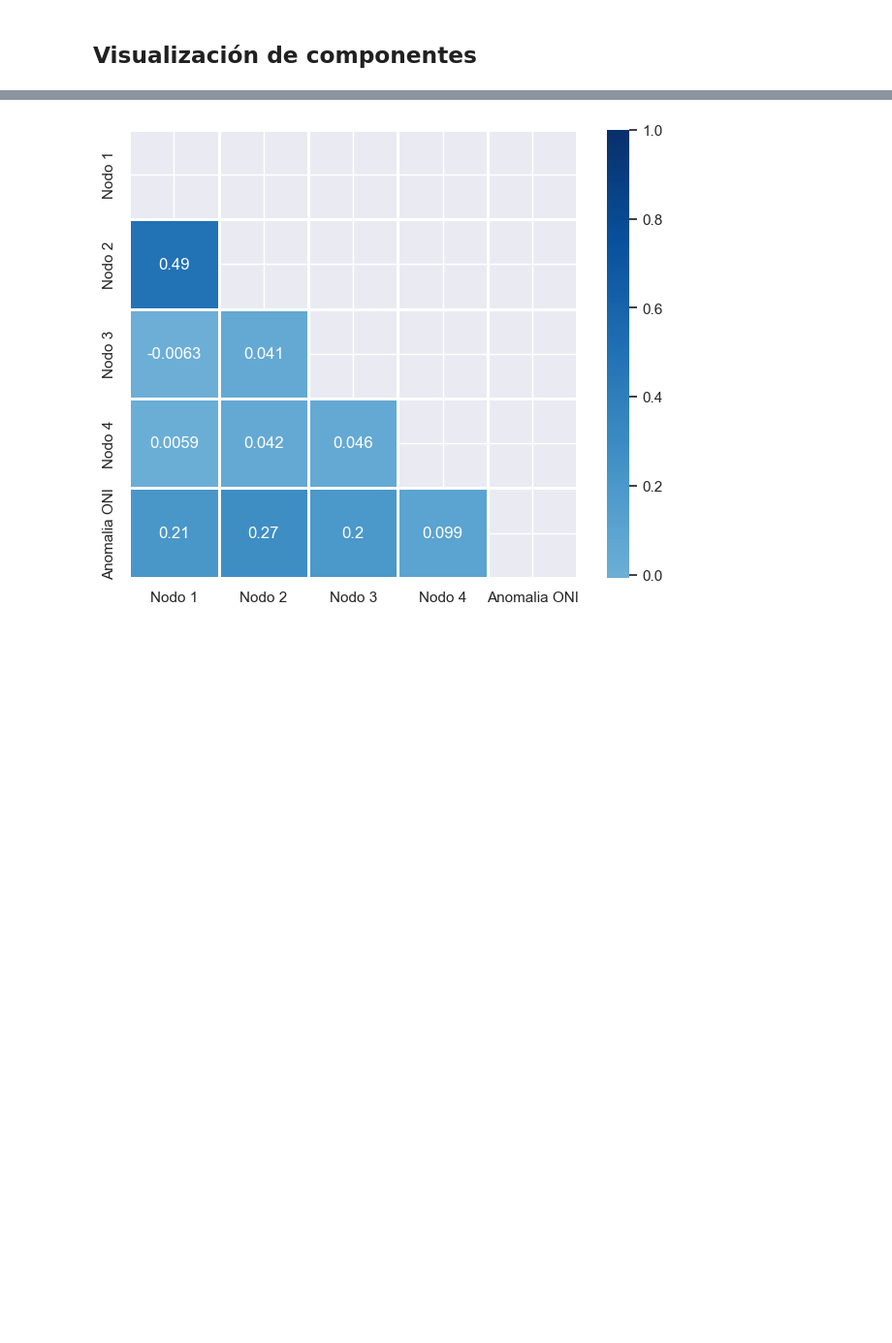
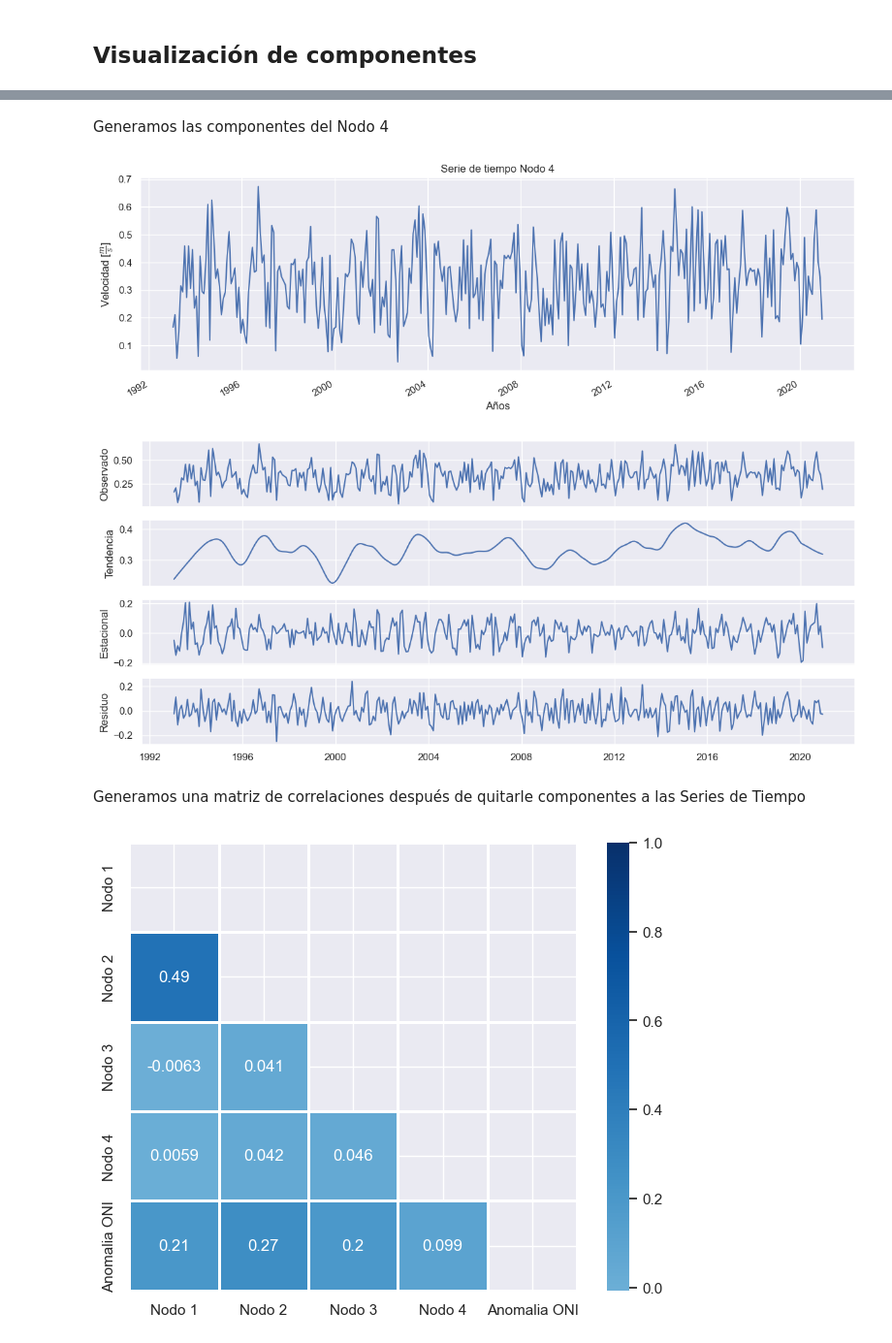
Before and after one commit to neyberson/Oceanography_analysis, a Jupyter notebook: Scripts/SerieDeTiempo.ipynb, the cells around one changed output, grey strips where cells are left out. Shown at 97% size. Saved outputs shown, nothing was run; the diff lists cells and outputs as text; code cells hidden in the pictures; blank space fills up the shorter version.

```diff
--- a/Scripts/SerieDeTiempo.ipynb
+++ b/Scripts/SerieDeTiempo.ipynb
@@ -168,3 +111,12 @@ plt.show()
+# %% [markdown]
+Generamos las componentes del Nodo 4
+# %%
+visualizar_componentes(points_df['Nodo 4'], 'Nodo 4')
+# %% [output]
+[figure, added]
+[figure, added]
+# %% [markdown]
+Generamos una matriz de correlaciones después de quitarle componentes a las Series de Tiempo
 # %%
 puntos_df = pd.DataFrame(list(zip(P1, P2, P3, P4, anomalia)), columns=["Nodo 1", "Nodo 2", "Nodo 3", "Nodo 4", "Anomalia ONI"], index = date)
 puntos_t_df = pd.DataFrame(list(zip(P1, P2, P3, P4, anomalia, data_oni["YR"])), columns=["Nodo 1", "Nodo 2", "Nodo 3", "Nodo 4", "Anomalia ONI", "Años"], index = date)
```
Also changed, not shown: parts of 30 cells of this notebook.
